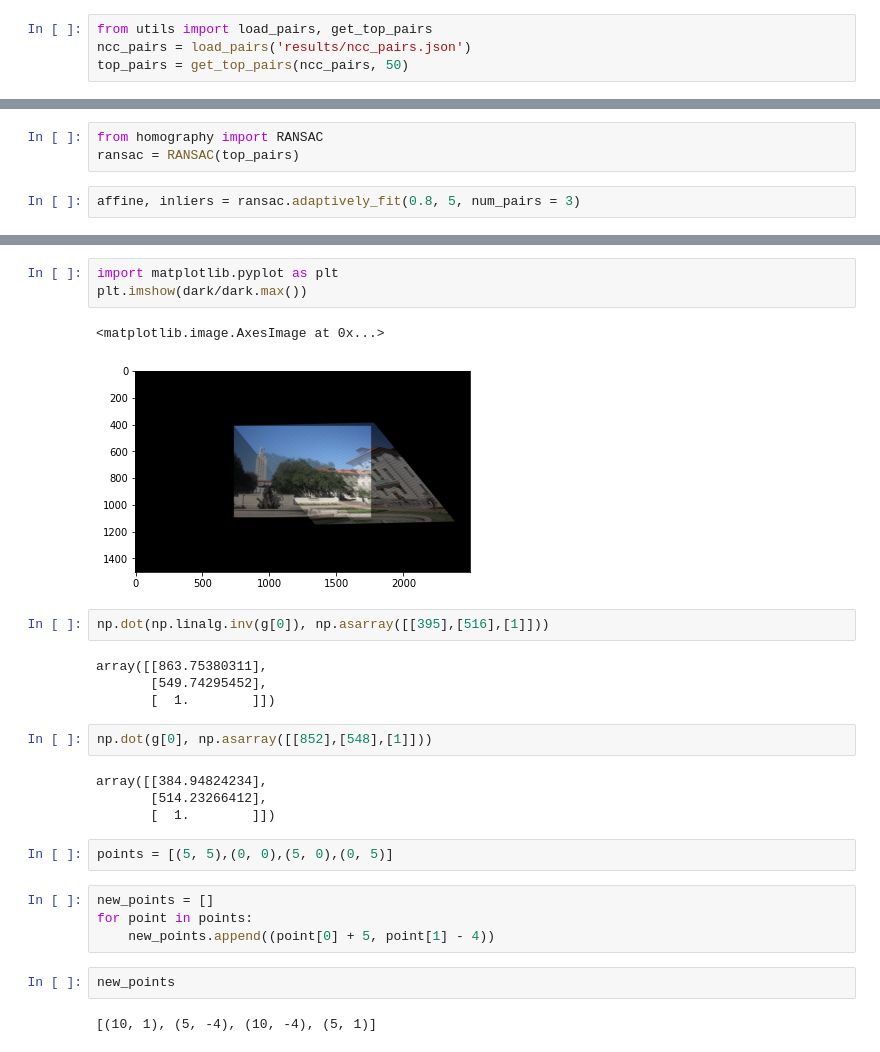
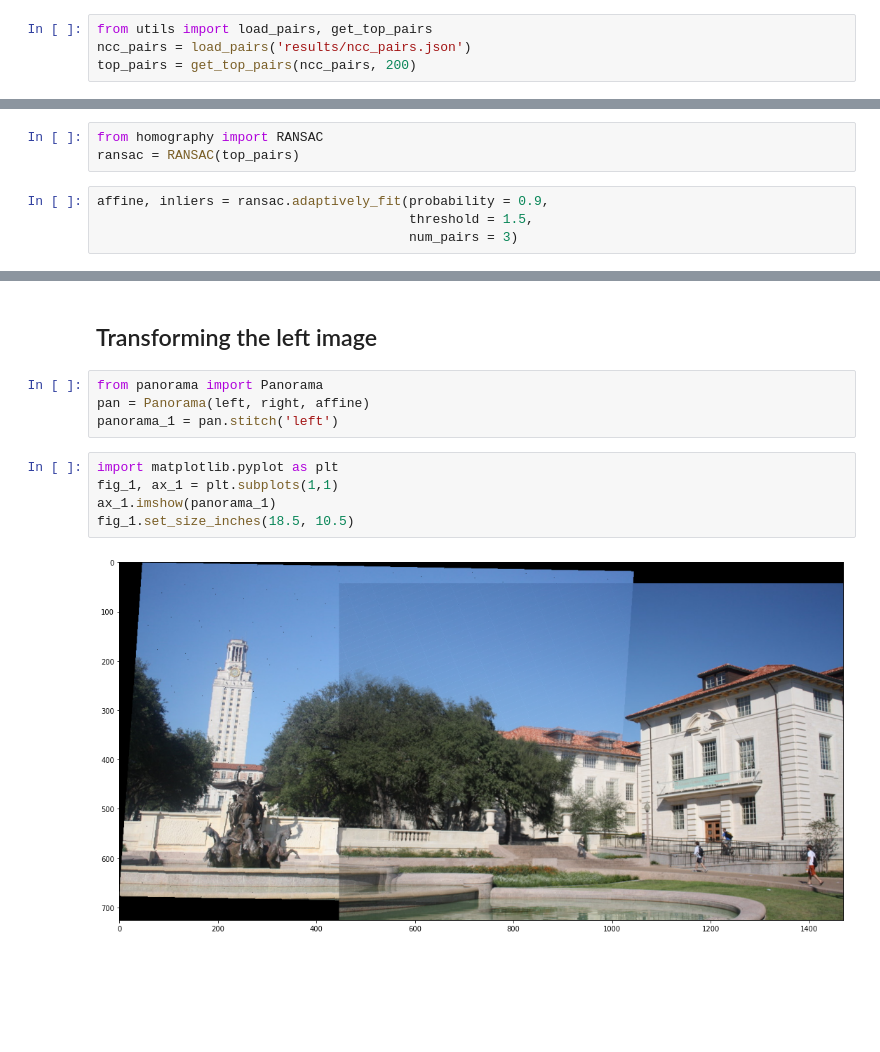
Before and after one commit to DOLARIK/cv_hw3, a Jupyter notebook: image-stitching.ipynb, the cells around one changed output, grey strips where cells are left out. Drawn from its saved outputs; the diff is of its cells as text; blank space fills up the shorter version.

Commit message:
Build panorama

```diff
--- a/image-stitching.ipynb
+++ b/image-stitching.ipynb
@@ -1,4 +1,4 @@
 # %%
 from utils import load_pairs, get_top_pairs
 ncc_pairs = load_pairs('results/ncc_pairs.json')
-top_pairs = get_top_pairs(ncc_pairs, 50)
+top_pairs = get_top_pairs(ncc_pairs, 200)
@@ -6,7 +8,9 @@ top_pairs = get_top_pairs(ncc_pairs, 50)
 from homography import RANSAC
 ransac = RANSAC(top_pairs)
 # %%
-affine, inliers = ransac.adaptively_fit(0.8, 5, num_pairs = 3)
+affine, inliers = ransac.adaptively_fit(probability = 0.9,
+                                        threshold = 1.5,
+                                        num_pairs = 3)
 # %% [output]
 FITTING!!
 inf 15
@@ -77,28 +47,13 @@ dark = (dark_1+ dark_2)/2
+# %% [markdown]
+## Transforming the left image
+# %%
+from panorama import Panorama
+pan = Panorama(left, right, affine)
+panorama_1 = pan.stitch('left')
 # %%
 import matplotlib.pyplot as plt
-plt.imshow(dark/dark.max())
+fig_1, ax_1 = plt.subplots(1,1)
+ax_1.imshow(panorama_1)
+fig_1.set_size_inches(18.5, 10.5)
 # %% [output]
-<matplotlib.image.AxesImage at 0x...>
-[figure, old version]
+[figure, new version]
-# %%
-np.dot(np.linalg.inv(g[0]), np.asarray([[395],[516],[1]]))
-# %% [output]
-array([[863.75380311],
-       [549.74295452],
-       [  1.        ]])
-# %%
-np.dot(g[0], np.asarray([[852],[548],[1]]))
-# %% [output]
-array([[384.94824234],
-       [514.23266412],
-       [  1.        ]])
-# %%
-points = [(5, 5),(0, 0),(5, 0),(0, 5)]
-# %%
-new_points = []
-for point in points:
-    new_points.append((point[0] + 5, point[1] - 4))
-# %%
-new_points
-# %% [output]
-[(10, 1), (5, -4), (10, -4), (5, 1)]
```
Also changed, not shown: parts of 17 cells of this notebook, 3 other files.
